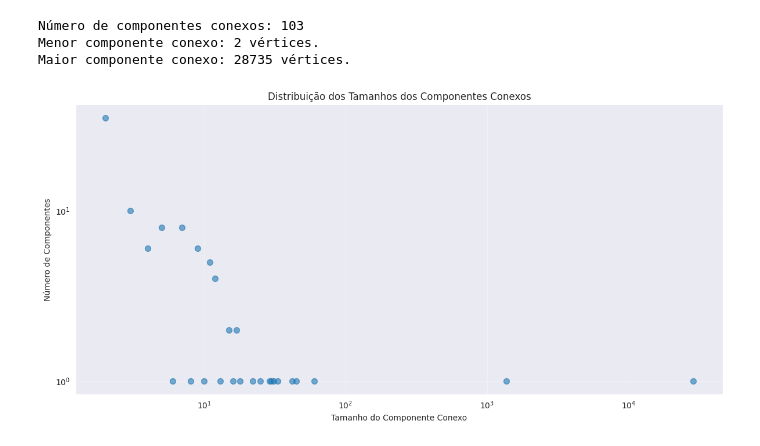
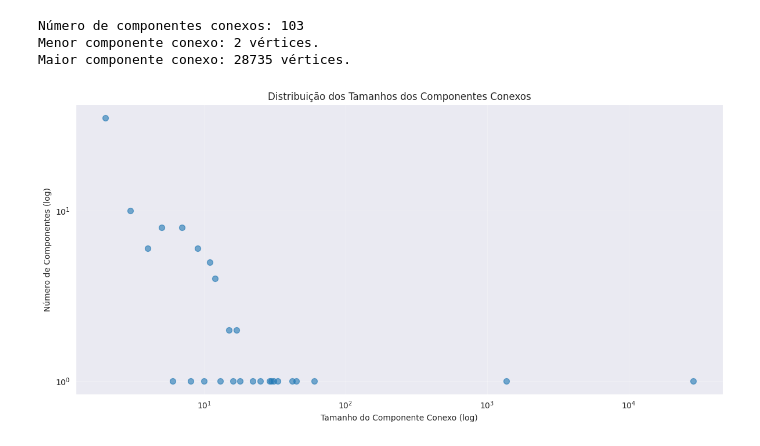
Before and after one commit to busdriverbuddha/tramita, a Jupyter notebook: gold/01_reconstrucao_grafo.ipynb, the cells around one changed output. Drawn from its saved outputs; the diff is of its cells as text; code cells hidden in the pictures.

```diff
--- a/gold/01_reconstrucao_grafo.ipynb
+++ b/gold/01_reconstrucao_grafo.ipynb
@@ -1337,29 +1338,24 @@ Número de componentes conexos: 103
 Menor componente conexo: 2 vértices.
 Maior componente conexo: 28735 vértices.
 # %%
-from collections import Counter
 
-import matplotlib.pyplot as plt
 
-# Count the frequency of each component size
 cc_size_counts = Counter(cc_lengths)
 
-# Prepare data for plotting
 sizes = sorted(cc_size_counts.keys())
 counts = [cc_size_counts[size] for size in sizes]
 
-# Create the scatter plot
 plt.figure(figsize=(12, 6))
 plt.scatter(sizes, counts, alpha=0.6, s=50)
-plt.xlabel('Tamanho do Componente Conexo')
-plt.ylabel('Número de Componentes')
+plt.xlabel('Tamanho do Componente Conexo (log)')
+plt.ylabel('Número de Componentes (log)')
 
 plt.xscale('log')
 plt.yscale('log')
 
 plt.title('Distribuição dos Tamanhos dos Componentes Conexos')
 plt.grid(True, alpha=0.3)
 plt.tight_layout()
 plt.show()
 # %% [output]
-[figure, old version]
+[figure, new version]
```
Also changed, not shown: parts of 3 cells of this notebook, 3 other files.
